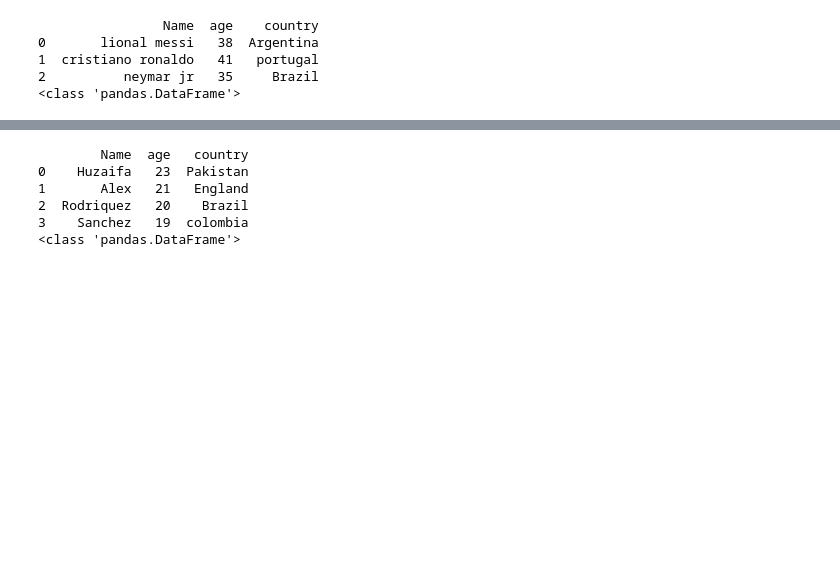
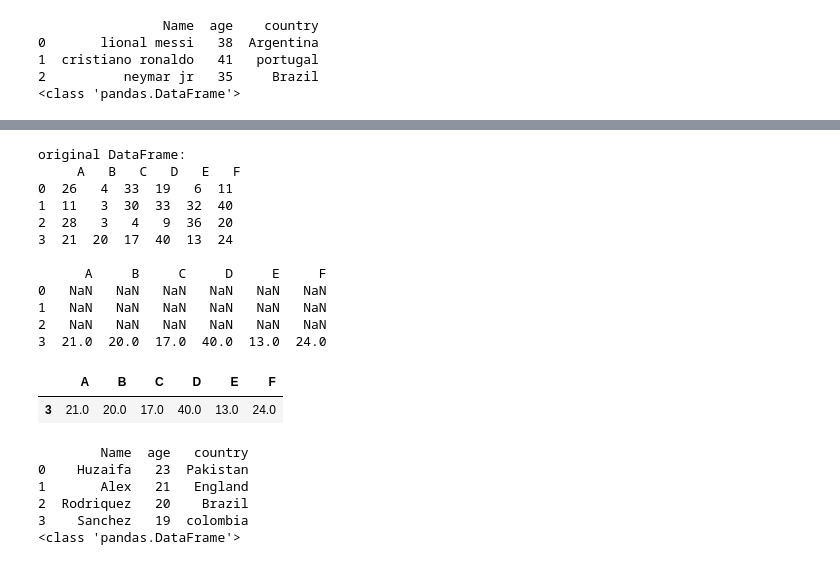
Before and after one commit to huzaifawaheed10/LIBRARIES_IN_PYTHON, a Jupyter notebook: LIBRARIES FOR DATA ANALYSIS.ipynb, the cells around one changed output, grey strips where cells are left out. Cells and saved outputs as stored; diff of their text form; code cells hidden in the pictures; blank space fills up the shorter version.

```diff
--- a/LIBRARIES FOR DATA ANALYSIS.ipynb
+++ b/LIBRARIES FOR DATA ANALYSIS.ipynb
@@ -249,3 +807,28 @@ print(type(data))
+# %%
+df=pd.DataFrame(np.random.randint(1,41,size=(4,6)),columns=['A','B','C','D','E','F'])
+print(f"original DataFrame:\n {df}\n")
+
+df.iloc[0:2]=np.nan
+df.iloc[1:3]=np.nan
+print(df)
+
+df.dropna(inplace=True)
+df
+# %% [output]
+original DataFrame:
+     A   B   C   D   E   F
+0  26   4  33  19   6  11
+1  11   3  30  33  32  40
+2  28   3   4   9  36  20
+3  21  20  17  40  13  24
+
+      A     B     C     D     E     F
+0   NaN   NaN   NaN   NaN   NaN   NaN
+1   NaN   NaN   NaN   NaN   NaN   NaN
+2   NaN   NaN   NaN   NaN   NaN   NaN
+3  21.0  20.0  17.0  40.0  13.0  24.0
+|  | A | B | C | D | E | F |
+| 3 | 21.0 | 20.0 | 17.0 | 40.0 | 13.0 | 24.0 |
 # %%
 # creating a DataFrame from a list of Dictionaries
 
```
Also changed, not shown: parts of 27 cells of this notebook.
